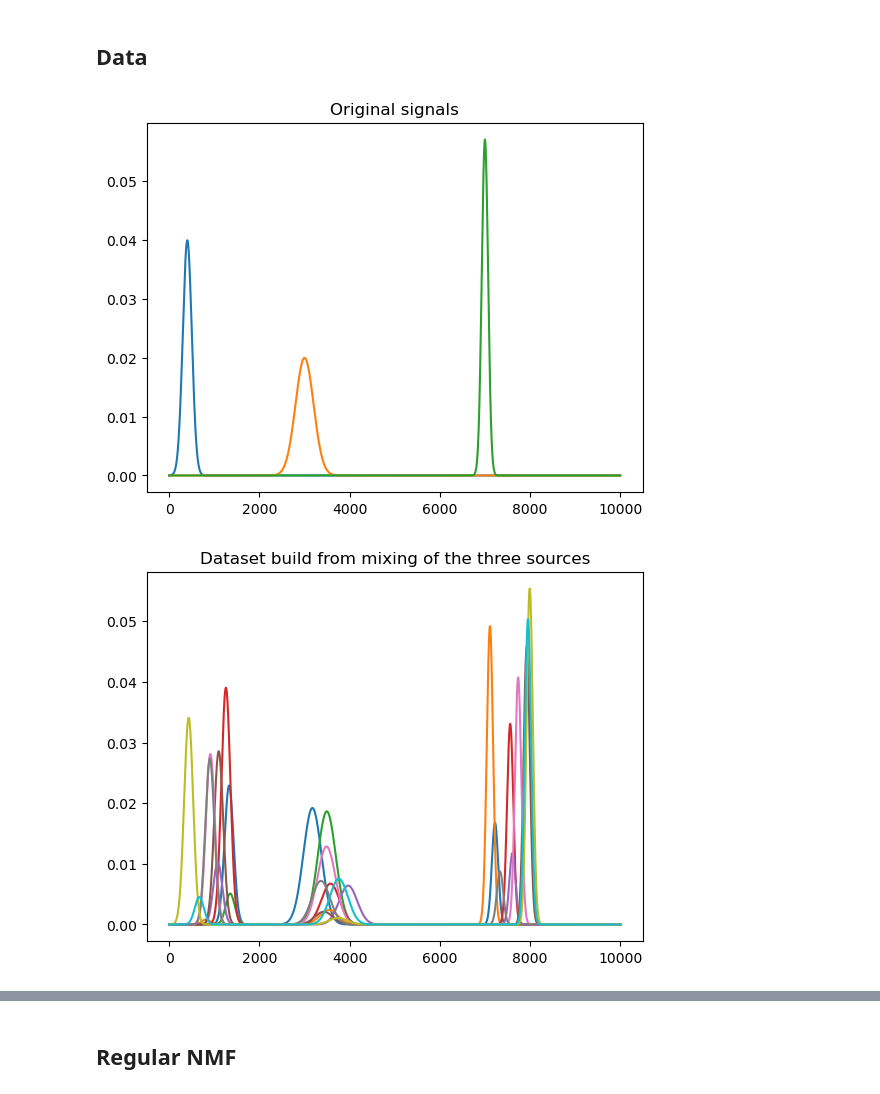
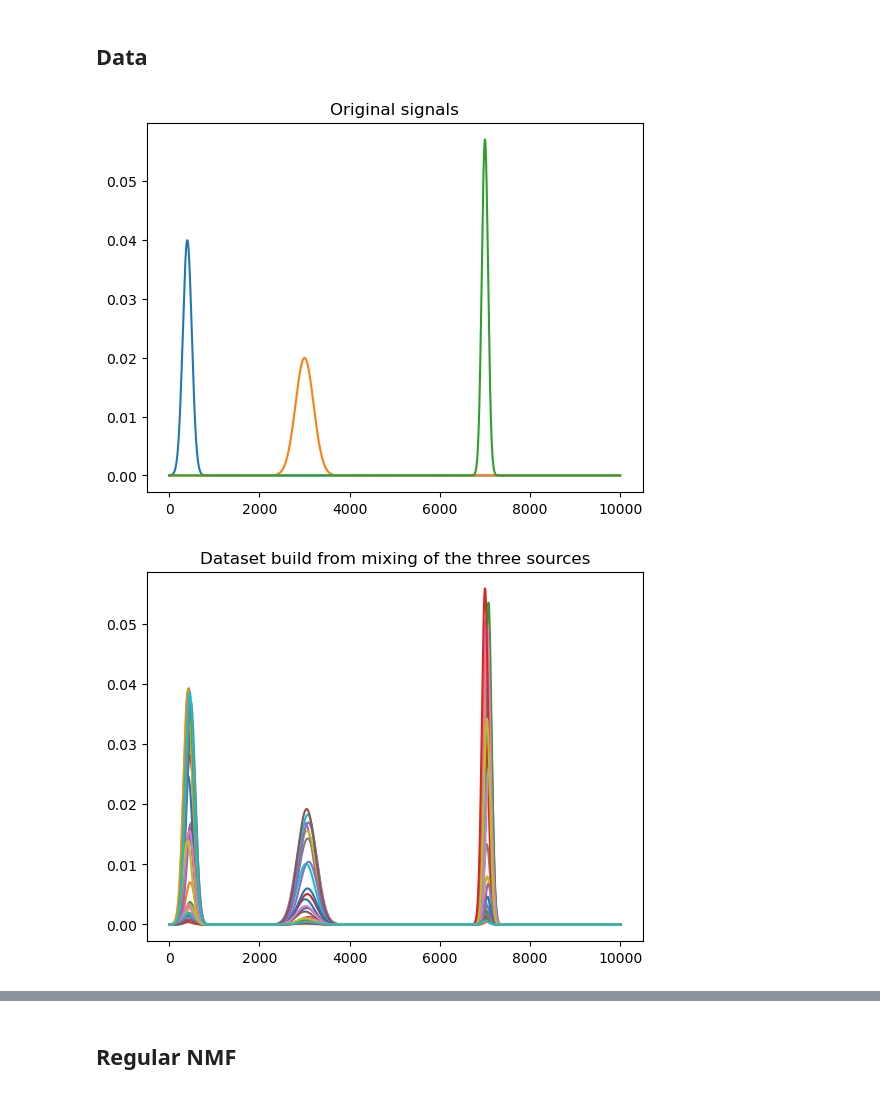
Before and after one commit to AlexanderVoldby/02466Fagprojekt2023, a Jupyter notebook: test_with_shift.ipynb, the cells around one changed output, grey strips where cells are left out. Cells and saved outputs as stored; diff of their text form; code cells hidden in the pictures.

```diff
--- a/test_with_shift.ipynb
+++ b/test_with_shift.ipynb
@@ -13,7 +14,7 @@ cpu
 # %%
 #Create data
 # Define random sources, mixings and shifts; H, W and tau
-N, M, d = 10, 10000, 3
+N, M, d = 30, 10000, 3
 Fs = 1000  # The sampling frequency we use for the simulation
 t0 = 10    # The half-time interval we look at
 t = np.arange(-t0, t0, 1/Fs)  # the time samples
@@ -39,33 +40,47 @@ def shift_dataset(W, H, tau):
     Wf = np.einsum('Nd,NdM->NdM', W, omega)
     # Broadcast Wf and H together
     Vf = np.einsum('NdM,dM->NM', Wf, Hft)
     V = np.fft.ifft(Vf)
     return V
 
 # Random mixings:
-W = np.random.rand(N, d)
+W = np.random.dirichlet(np.ones(d)*0.5, N)*5
+W = softmax(W, axis=1)
 # Random gaussian shifts
-tau = np.random.randint(0, 1000, size=(N, d))
+tau = np.random.randint(0, 100, size=(N, d))
 #tau = np.random.randint(0, 1000, size=(N, d))
 # Purely positive underlying signals. I define them as 3 gaussian peaks with random mean and std.
 mean = [40, 300, 700]
 std = [10, 20, 7]
 t = np.arange(0, 1000, 0.1)
 H = np.array([gauss(m, s, t) for m, s in list(zip(mean, std))])
 plt.figure()
 for signal in H:
     plt.plot(signal)
 plt.title("Original signals")
 plt.show()
 
 X = shift_dataset(W, H, tau)
 
 
 plt.figure()
 for signal in X:
     plt.plot(signal.real)
 plt.title("Dataset build from mixing of the three sources")
 plt.show()
+plt.figure()
+plt.imshow(W, aspect='auto', interpolation="none")
+plt.colorbar()
+plt.title("W - The mixings")
+plt.show()
+
+plt.figure()
+plt.imshow(tau, aspect='auto', interpolation="none")
+ax = plt.gca()
+ax.set_xticks(np.arange(0, 3, 1))
+plt.colorbar()
+plt.title("Tau")
+plt.show()
 # %% [output]
 [figure]
-[figure, old version]
+[figure, new version]
```
Also changed, not shown: parts of 5 cells of this notebook.
